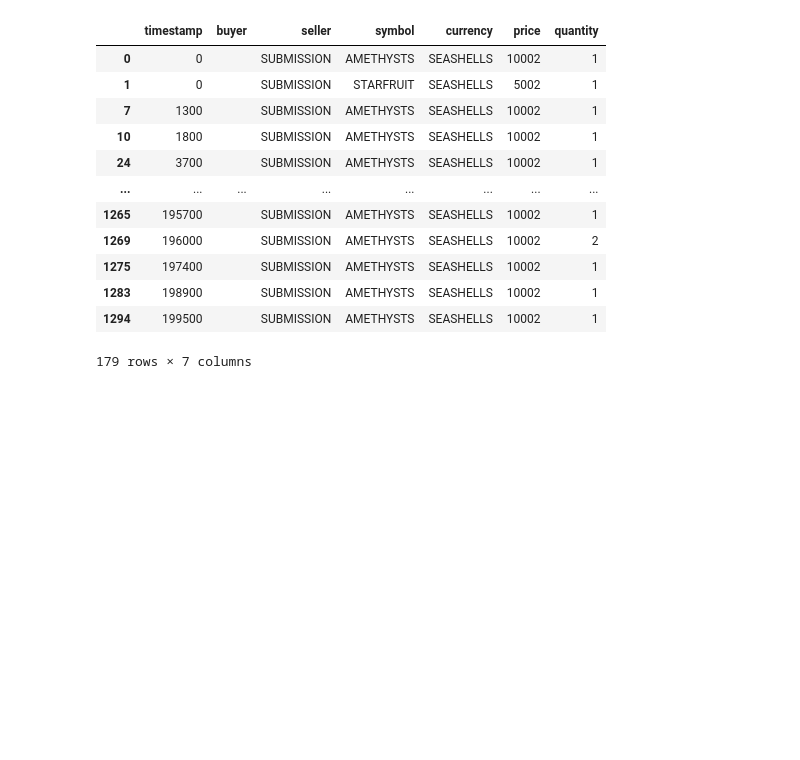
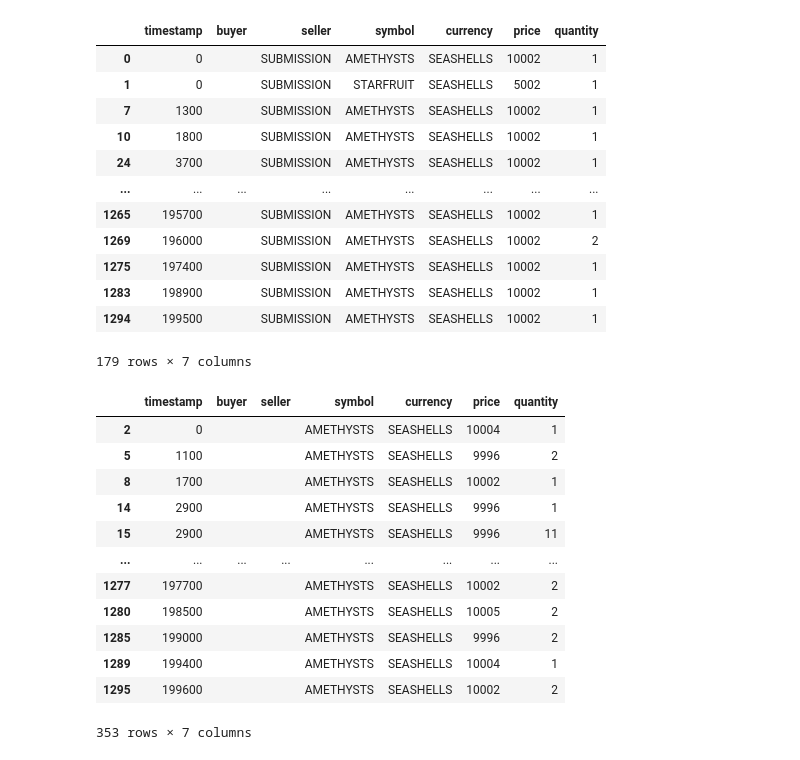
Before and after one commit to aemilani/imc-prosperity-2, a Jupyter notebook: explore_logs.ipynb, the cells around one changed output. Saved outputs shown, nothing was run; the diff lists cells and outputs as text; code cells hidden in the pictures; blank space fills up the shorter version.

```diff
--- a/explore_logs.ipynb
+++ b/explore_logs.ipynb
@@ -166,3 +172,19 @@ trade_history[trade_history['seller'] == 'SUBMISSION']
 | 1283 | 198900 |  | SUBMISSION | AMETHYSTS | SEASHELLS | 10002 | 1 |
 | 1294 | 199500 |  | SUBMISSION | AMETHYSTS | SEASHELLS | 10002 | 1 |
 179 rows × 7 columns
+# %%
+trade_history[trade_history['seller'] != 'SUBMISSION'][trade_history['buyer'] != 'SUBMISSION'][trade_history['symbol'] == 'AMETHYSTS']
+# %% [output]
+|  | timestamp | buyer | seller | symbol | currency | price | quantity |
+| 2 | 0 |  |  | AMETHYSTS | SEASHELLS | 10004 | 1 |
+| 5 | 1100 |  |  | AMETHYSTS | SEASHELLS | 9996 | 2 |
+| 8 | 1700 |  |  | AMETHYSTS | SEASHELLS | 10002 | 1 |
+| 14 | 2900 |  |  | AMETHYSTS | SEASHELLS | 9996 | 1 |
+| 15 | 2900 |  |  | AMETHYSTS | SEASHELLS | 9996 | 11 |
+| ... | ... | ... | ... | ... | ... | ... | ... |
+| 1277 | 197700 |  |  | AMETHYSTS | SEASHELLS | 10002 | 2 |
+| 1280 | 198500 |  |  | AMETHYSTS | SEASHELLS | 10005 | 2 |
+| 1285 | 199000 |  |  | AMETHYSTS | SEASHELLS | 9996 | 2 |
+| 1289 | 199400 |  |  | AMETHYSTS | SEASHELLS | 10004 | 1 |
+| 1295 | 199600 |  |  | AMETHYSTS | SEASHELLS | 10002 | 2 |
+353 rows × 7 columns
```
Also changed, not shown: parts of 6 cells of this notebook, 5 other files.
